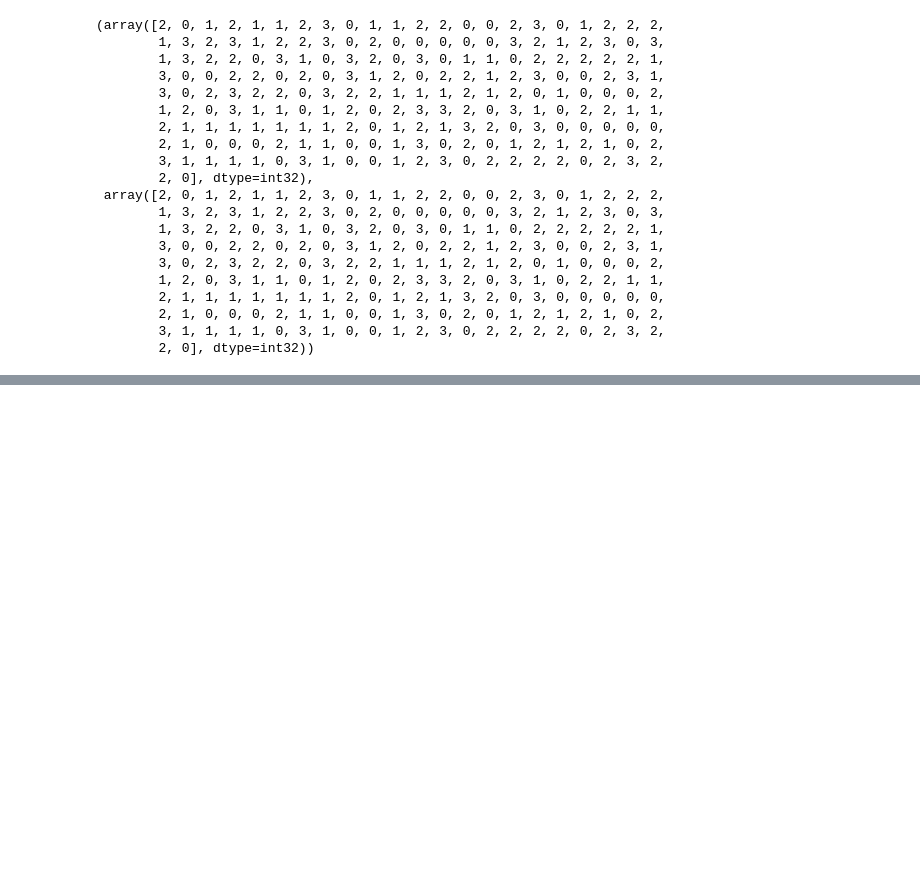
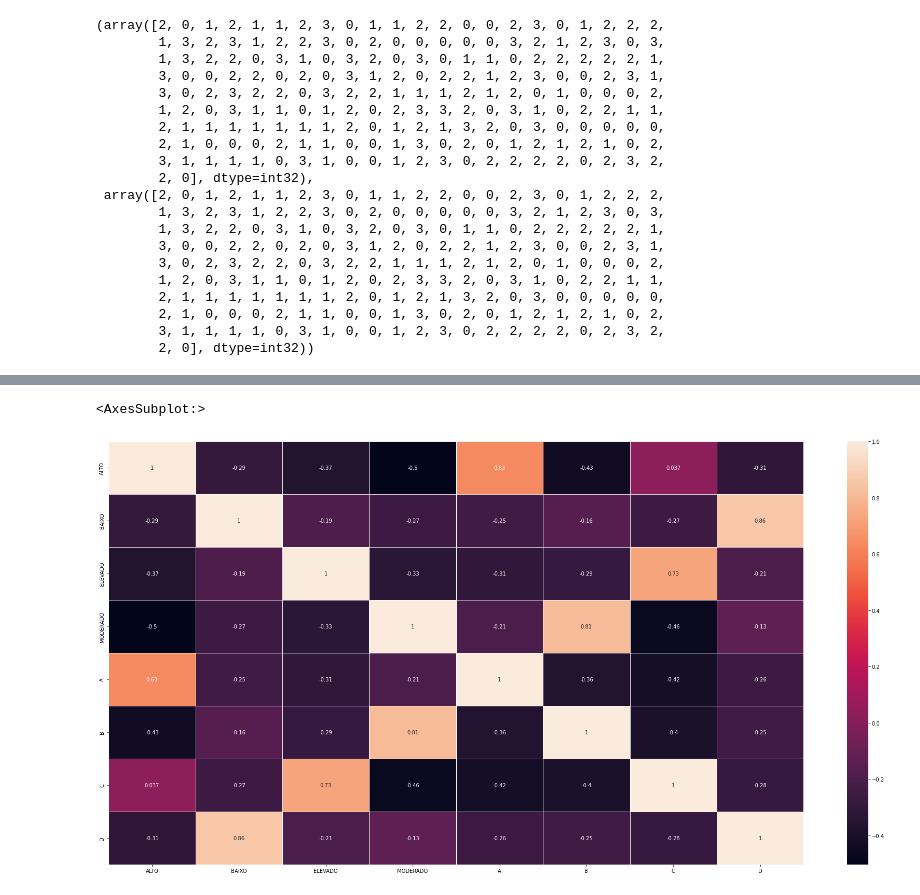
Before and after one commit to odair-pedro/impostor-syndrome-study, a Jupyter notebook: notebooks/finding_correlations.ipynb, the cells around one changed output, grey strips where cells are left out. Saved outputs shown, nothing was run; the diff lists cells and outputs as text; code cells hidden in the pictures; blank space fills up the shorter version.

```diff
--- a/notebooks/finding_correlations.ipynb
+++ b/notebooks/finding_correlations.ipynb
@@ -179,0 +152,19 @@ Length: 200, dtype: int64
+# %%
+categories_kmeans = pd.Series(kmeans.predict(scores_pca_std))
+categories_kmeans = categories_kmeans.map({ 0: 'A', 1: 'B', 2: 'C', 3: 'D' })
+# %%
+def clance_scale_transformation(val) -> str:
+    if val >= 80:
+        return 'ELEVADO'
+    if val >= 61:
+        return 'ALTO'
+    if val >= 41:
+        return 'MODERADO'
+
+    return 'BAIXO'
+
+categories_clance = df_clance.sum(axis=1)
+categories_clance = pd.concat([categories_clance, categories_clance[:].apply(clance_scale_transformation)], keys=['sum', 'clance'], axis=1)
+# %%
+categories = pd.concat([categories_clance.iloc[:, 0], categories_clance.iloc[:, 1], categories_kmeans], keys=['sum', 'clance', 'k-means'], axis=1)
+categories
@@ -179,0 +185,3 @@ Length: 200, dtype: int64
+# %%
+final_corr = pd.concat([pd.get_dummies(categories['clance']), pd.get_dummies(categories['k-means'])], axis=1).corr()
+final_corr
@@ -179,0 +198,6 @@ Length: 200, dtype: int64
+# %%
+f, ax = plt.subplots(figsize=(30, 15))
+sns.heatmap(final_corr, annot=True, linewidths=.5, ax=ax)
+# %% [output]
+<AxesSubplot:>
+[figure, added]
```
Also changed, not shown: parts of 8 cells of this notebook.
